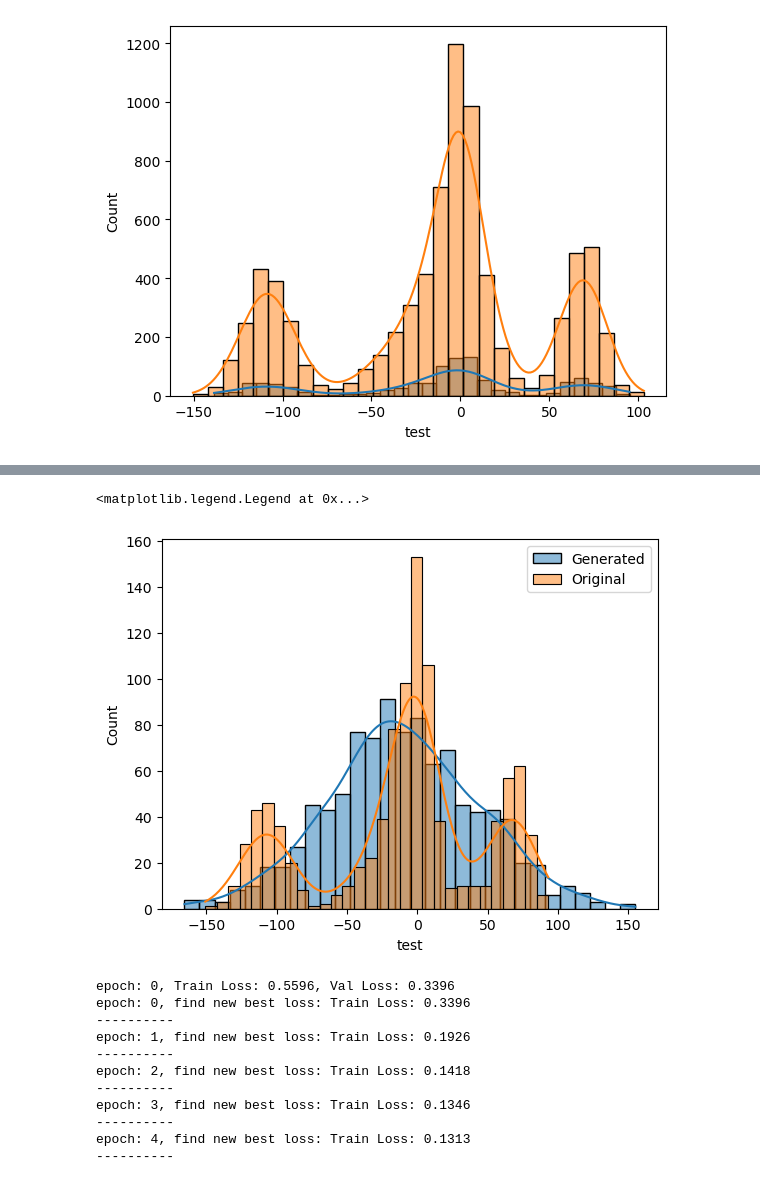
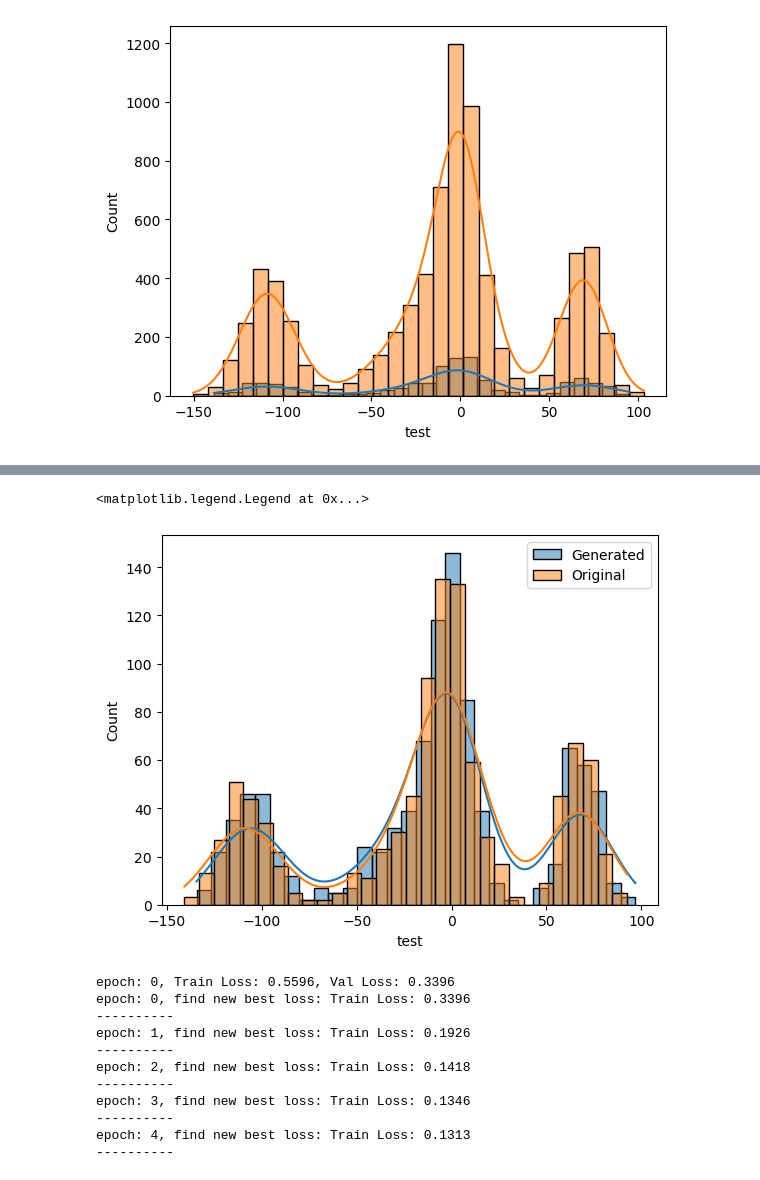
Before and after one commit to miluosi/diffusion-for-learning, a Jupyter notebook: quantile_ddpm.ipynb, the cells around one changed output, grey strips where cells are left out. Saved outputs shown, nothing was run; the diff lists cells and outputs as text; code cells hidden in the pictures.

```diff
--- a/quantile_ddpm.ipynb
+++ b/quantile_ddpm.ipynb
@@ -786,11 +821,20 @@ def traincon_ddpm(model,optimizer,num_epochs,targetdim,traindata_loader,valdata_
                 batch = batch.cuda()
                 y1 =  torch.Tensor(batch[:,-targetdim:]).cuda()
                 x1 = batch[:,:-targetdim].cuda()
-            loss = model.loss_fn(y1,x1)
-            whole_loss+=loss
-            optimizer.zero_grad()
+            loss = model.loss_fn(y1,x1, lambda1=1.0, alpha=alpha, train_stage="quantile")
             loss.backward()
             optimizer.step()
+            optimizer.zero_grad()
+
+            loss = model.loss_fn(y1, x1, lambda1=0.0, alpha=alpha, train_stage="diffusion")
+            loss.backward()
+            optimizer.step()
+            optimizer.zero_grad()
+
+            loss = model.loss_fn(y1, x1, lambda1=0.5, alpha=alpha, train_stage="joint")
+            loss.backward()
+            optimizer.step()
+            optimizer.zero_grad()
             losses.update(loss.item())
         val_loss = 0
         with torch.no_grad():
@@ -803,7 +847,7 @@ def traincon_ddpm(model,optimizer,num_epochs,targetdim,traindata_loader,valdata_
                     batch = val_batch.cuda()
                     y1 =  torch.Tensor(batch[:,-targetdim:]).cuda()
                     x1 = batch[:,:-targetdim].cuda()
-                val_loss+=model.loss_fn(y1,x1)
+                val_loss+=model.loss_fn(y1,x1,lambda1=0.5, alpha=alpha, train_stage="joint")
             val_loss /= len(valdata_loader)
         if (epoch) % 20 == 0:
             print('epoch: {}, Train Loss: {:.4f}, Val Loss: {:.4f}'.format(epoch, whole_loss/len(traindata_loader), val_loss.item()))
@@ -1020,7 +1063,7 @@ Early stopping after 45 epochs
 import pandas as pd
 from sklearn.model_selection import train_test_split
 
-alpha_mix = 0.9
+alpha_mix = 0.2
 total_iteration = 1000
 current_iteration = 0
 display_iteration = 200
@@ -1066,5 +1109,5 @@ Early stopping after 54 epochs
 <matplotlib.legend.Legend at 0x...>
-[figure, old version]
+[figure, new version]
 # %%
 class con_Backbone(nn.Module):
     def __init__(self, n_steps, input_dim = 1,con_dim=4):
```
Also changed, not shown: parts of 7 cells of this notebook.
